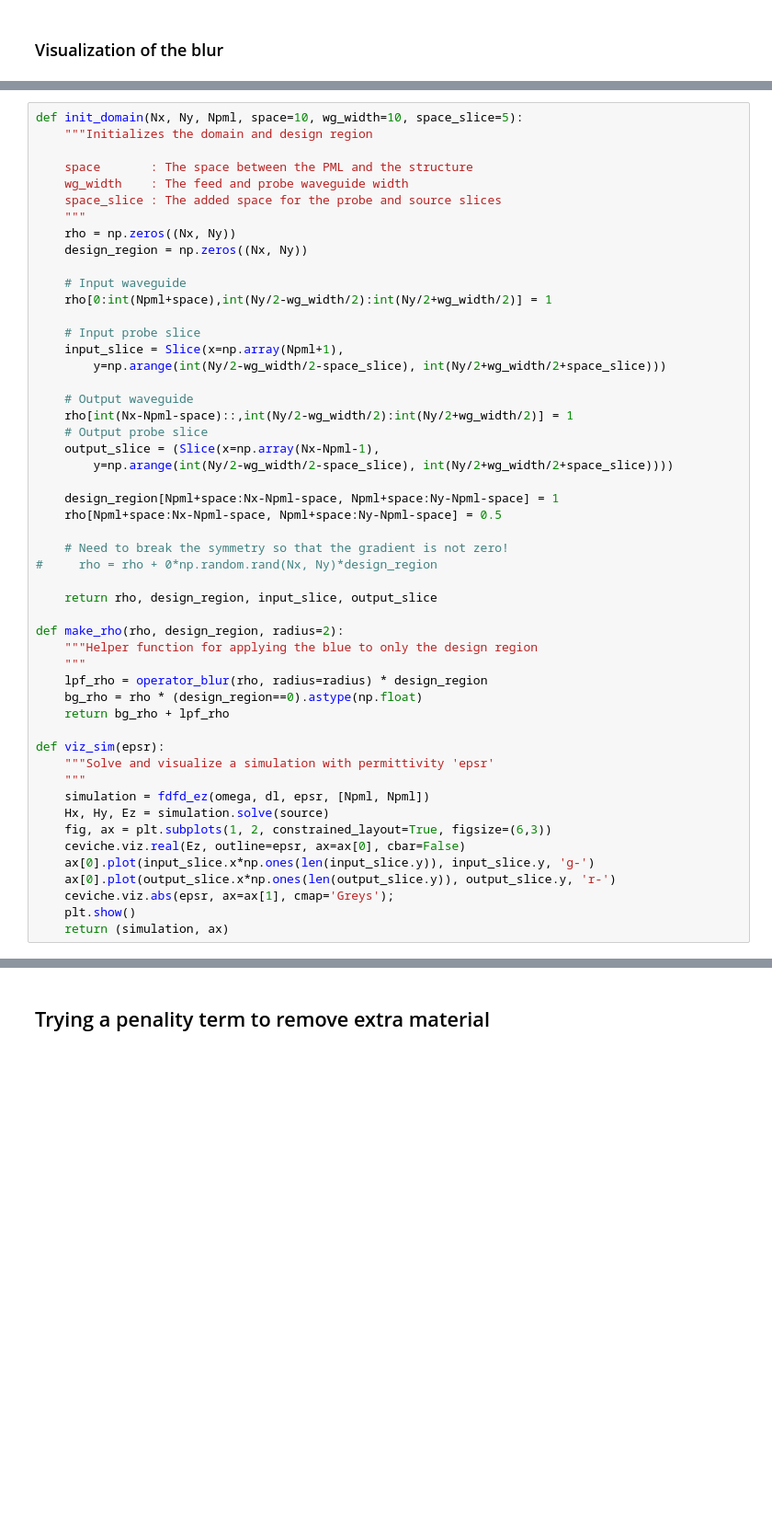
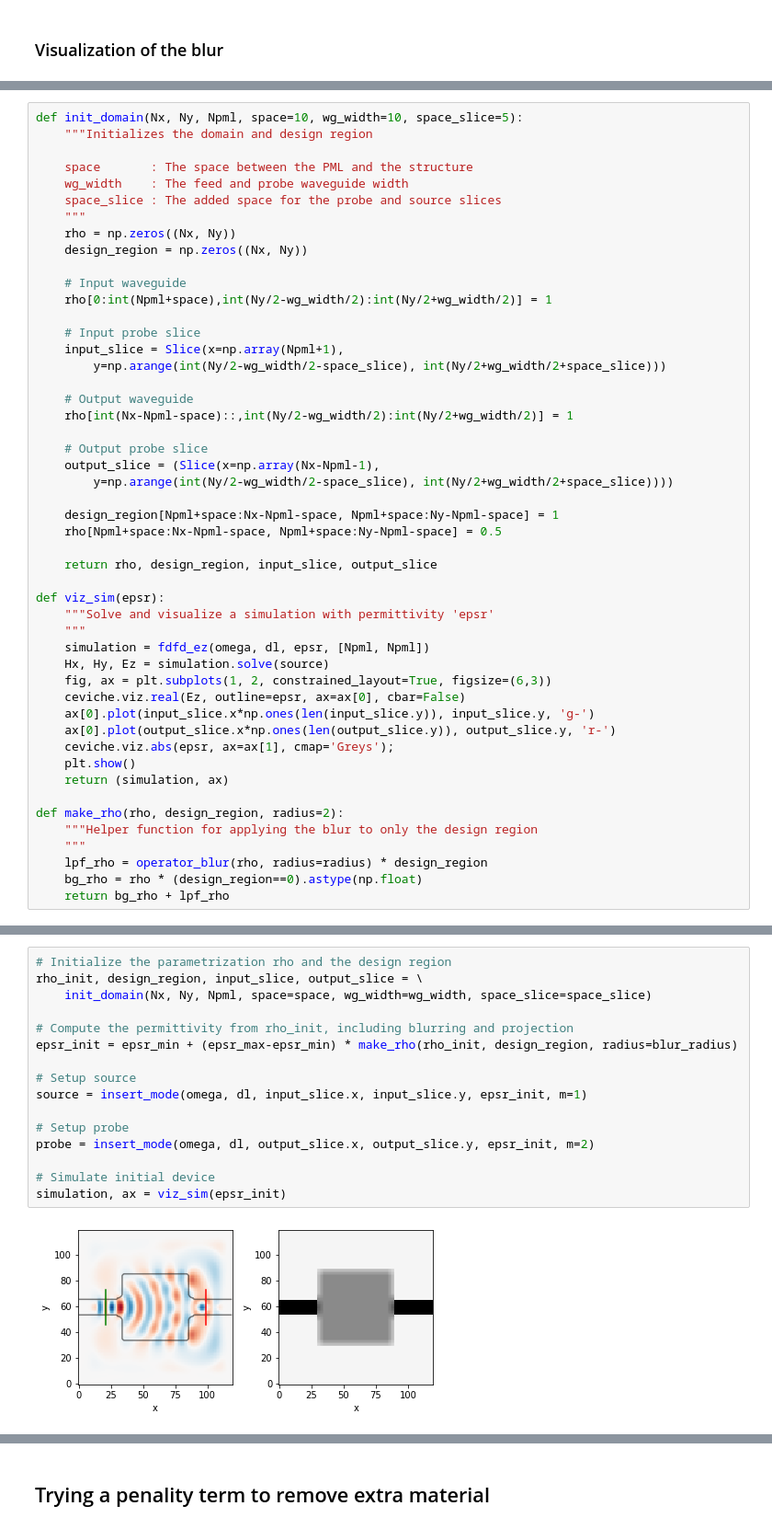
Before and after one commit to fancompute/workshop-invdesign, a Jupyter notebook: 03_Invdes_parameterization.ipynb, the cells around one changed output, grey strips where cells are left out. Shown at 92% size. Drawn from its saved outputs; the diff is of its cells as text; blank space fills up the shorter version.

```diff
--- a/03_Invdes_parameterization.ipynb
+++ b/03_Invdes_parameterization.ipynb
@@ -89,6 +102,7 @@ def init_domain(Nx, Ny, Npml, space=10, wg_width=10, space_slice=5):
 
     # Output waveguide
     rho[int(Nx-Npml-space)::,int(Ny/2-wg_width/2):int(Ny/2+wg_width/2)] = 1
+
     # Output probe slice
     output_slice = (Slice(x=np.array(Nx-Npml-1),
         y=np.arange(int(Ny/2-wg_width/2-space_slice), int(Ny/2+wg_width/2+space_slice))))
@@ -96,17 +110,7 @@ def init_domain(Nx, Ny, Npml, space=10, wg_width=10, space_slice=5):
     design_region[Npml+space:Nx-Npml-space, Npml+space:Ny-Npml-space] = 1
     rho[Npml+space:Nx-Npml-space, Npml+space:Ny-Npml-space] = 0.5
 
-    # Need to break the symmetry so that the gradient is not zero!
-#     rho = rho + 0*np.random.rand(Nx, Ny)*design_region
-
     return rho, design_region, input_slice, output_slice
-
-def make_rho(rho, design_region, radius=2):
-    """Helper function for applying the blue to only the design region
-    """
-    lpf_rho = operator_blur(rho, radius=radius) * design_region
-    bg_rho = rho * (design_region==0).astype(np.float)
-    return bg_rho + lpf_rho
 
 def viz_sim(epsr):
     """Solve and visualize a simulation with permittivity 'epsr'
@@ -120,3 +124,10 @@ def viz_sim(epsr):
     ceviche.viz.abs(epsr, ax=ax[1], cmap='Greys');
     plt.show()
     return (simulation, ax)
+
+def make_rho(rho, design_region, radius=2):
+    """Helper function for applying the blur to only the design region
+    """
+    lpf_rho = operator_blur(rho, radius=radius) * design_region
+    bg_rho = rho * (design_region==0).astype(np.float)
+    return bg_rho + lpf_rho
@@ -153,0 +171,18 @@ space_slice=8
+# %%
+# Initialize the parametrization rho and the design region
+rho_init, design_region, input_slice, output_slice = \
+    init_domain(Nx, Ny, Npml, space=space, wg_width=wg_width, space_slice=space_slice)
+
+# Compute the permittivity from rho_init, including blurring and projection
+epsr_init = epsr_min + (epsr_max-epsr_min) * make_rho(rho_init, design_region, radius=blur_radius)
+
+# Setup source
+source = insert_mode(omega, dl, input_slice.x, input_slice.y, epsr_init, m=1)
+
+# Setup probe
+probe = insert_mode(omega, dl, output_slice.x, output_slice.y, epsr_init, m=2)
+
+# Simulate initial device
+simulation, ax = viz_sim(epsr_init)
+# %% [output]
+[figure, added]
```
Also changed, not shown: parts of 12 cells of this notebook.
